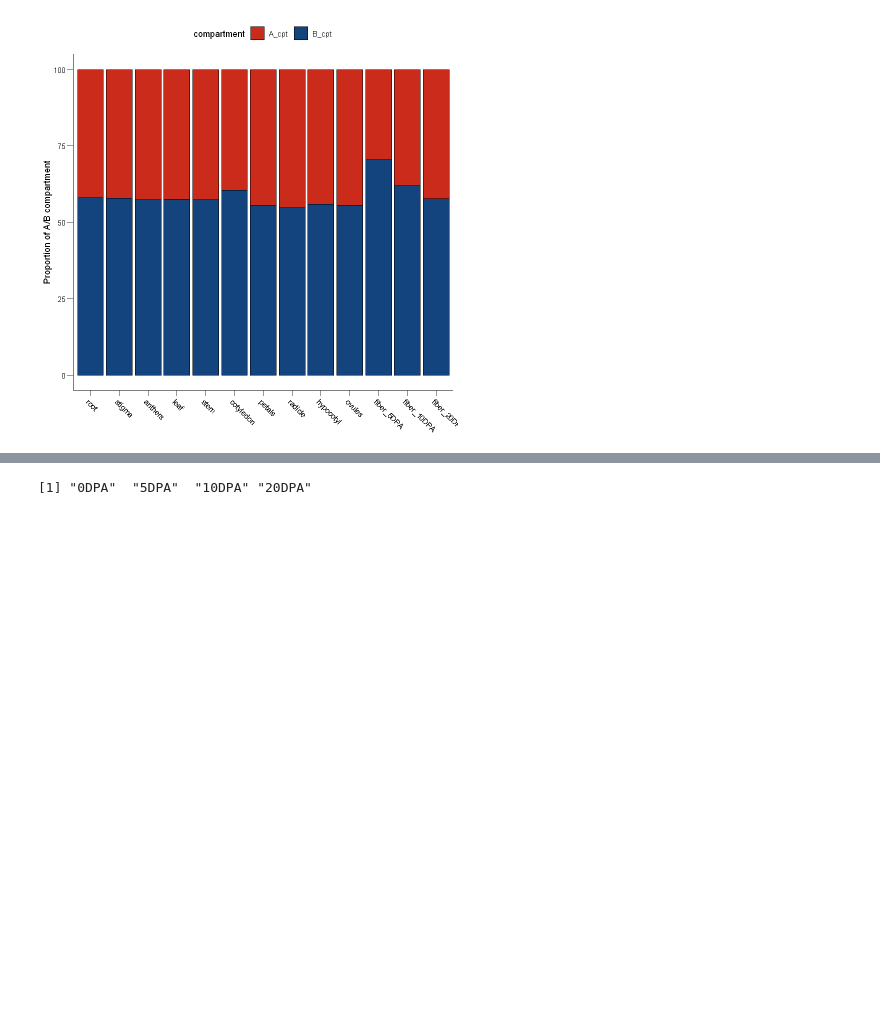
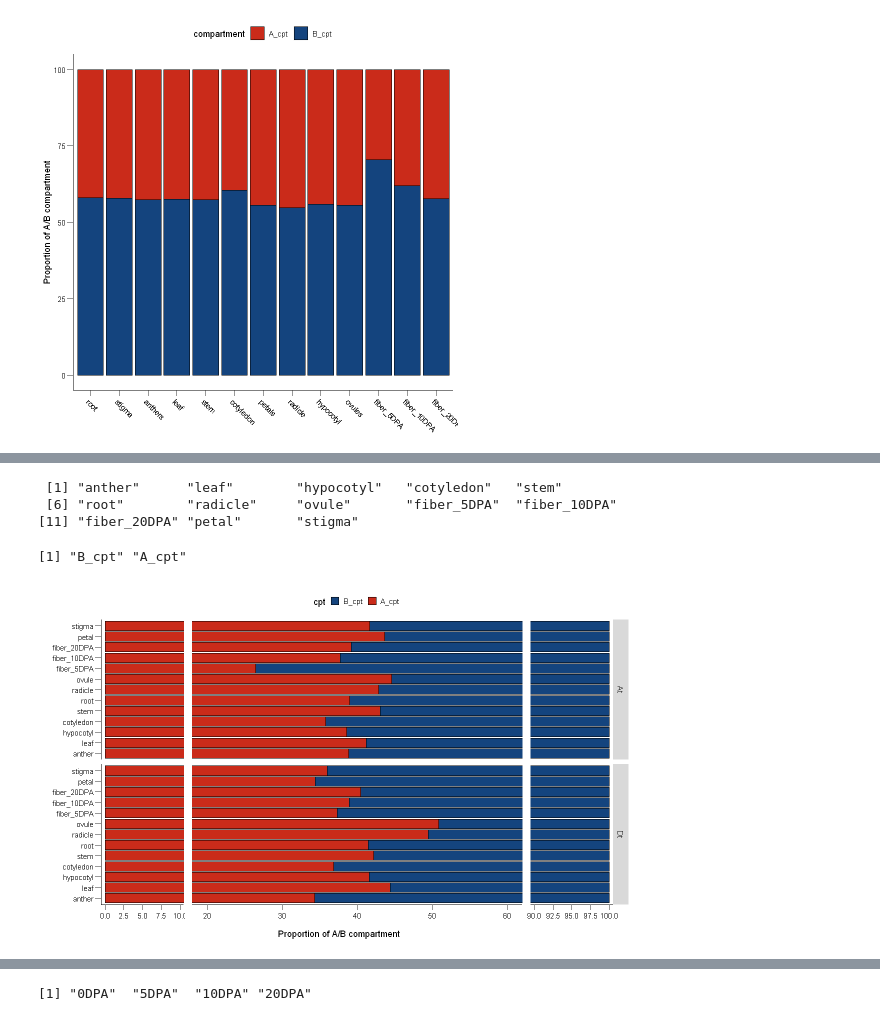
Before and after one commit to Nuturetree/VS_code_program, a Jupyter notebook: R/J668_multip_tissue/barplot.ipynb, the cells around one changed output, grey strips where cells are left out. Cells and saved outputs as stored; diff of their text form; code cells hidden in the pictures; blank space fills up the shorter version.

```diff
--- a/R/J668_multip_tissue/barplot.ipynb
+++ b/R/J668_multip_tissue/barplot.ipynb
@@ -56,0 +167,38 @@ ggsave(plot =fg, filename = 'all_samples_cpt_ration.pdf', height =3.5, width = 3
+# %%
+## 分析动态compartment 区间占比，合并的数据, cooltools 鉴定结果, 40K
+rm(list = ls())
+options(repr.plot.width=10,repr.plot.height=6)
+setwd('G:/Billfish/J668_multip_tissue_3D-genome/HiC/compartment/cooltools/cpt_ratio')
+library(ggplot2)
+library(ggpubr)
+library(ggbreak)
+df <- read.csv('all_tissues_40k_cpt_ratio_subg.txt', sep = '\t', header = T)
+df <- within(df, tissues <- factor(tissues, levels = c("anther", "leaf", "hypocotyl", "cotyledon", "stem", "root", "radicle", "ovule", "fiber_5DPA", "fiber_10DPA", "fiber_20DPA", "petal", "stigma")))
+with(df, levels(tissues))
+df <- within(df, cpt <- factor(cpt, levels = c("B_cpt", "A_cpt")))
+with(df, levels(cpt))
+fg <- ggplot(df, aes(x=ratio*100, y=tissues, fill=cpt)) +
+geom_bar(stat = "identity", position = "stack", color="black", size=0.3)+
+labs(x='Proportion of A/B compartment', y=NULL)+
+facet_grid(subg~.)+
+#coord_cartesian(ylim = c(0, 8)) +
+theme(panel.background = element_blank(),
+     panel.grid = element_blank(),
+     axis.line=element_line(linetype=1,color="black"),
+     legend.position='top',
+     #axis.text.x = element_text(angle = 315, hjust = 0, color='black'),
+     axis.text = element_text(color='black'),
+     axis.ticks.length = unit(0.25, 'cm'),
+     legend.key.size = unit(10,"pt")
+     )+
+scale_fill_manual(values=c('#14447E', '#CA2B1A'))+
+scale_x_break(c(10,20))+
+scale_x_break(c(60,90))
+fg
+ggsave(plot =fg, filename = 'all_tissues_40k_cpt_ratio_subg.pdf', height =4.5, width = 4)
+# %% [output]
+ [1] "anther"      "leaf"        "hypocotyl"   "cotyledon"   "stem"
+ [6] "root"        "radicle"     "ovule"       "fiber_5DPA"  "fiber_10DPA"
+[11] "fiber_20DPA" "petal"       "stigma"
+[1] "B_cpt" "A_cpt"
+[figure, added]
```
Also changed, not shown: parts of 16 cells of this notebook, 17 other files.
